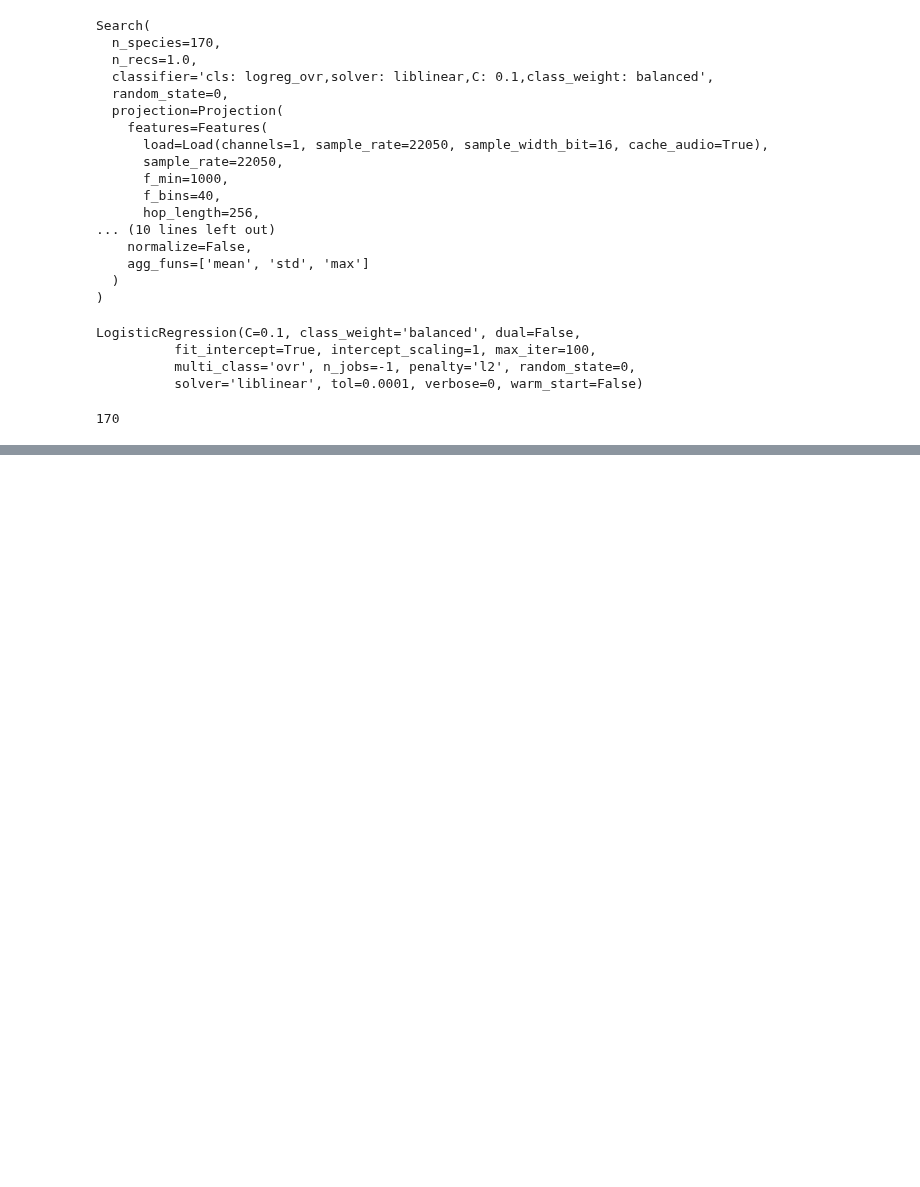
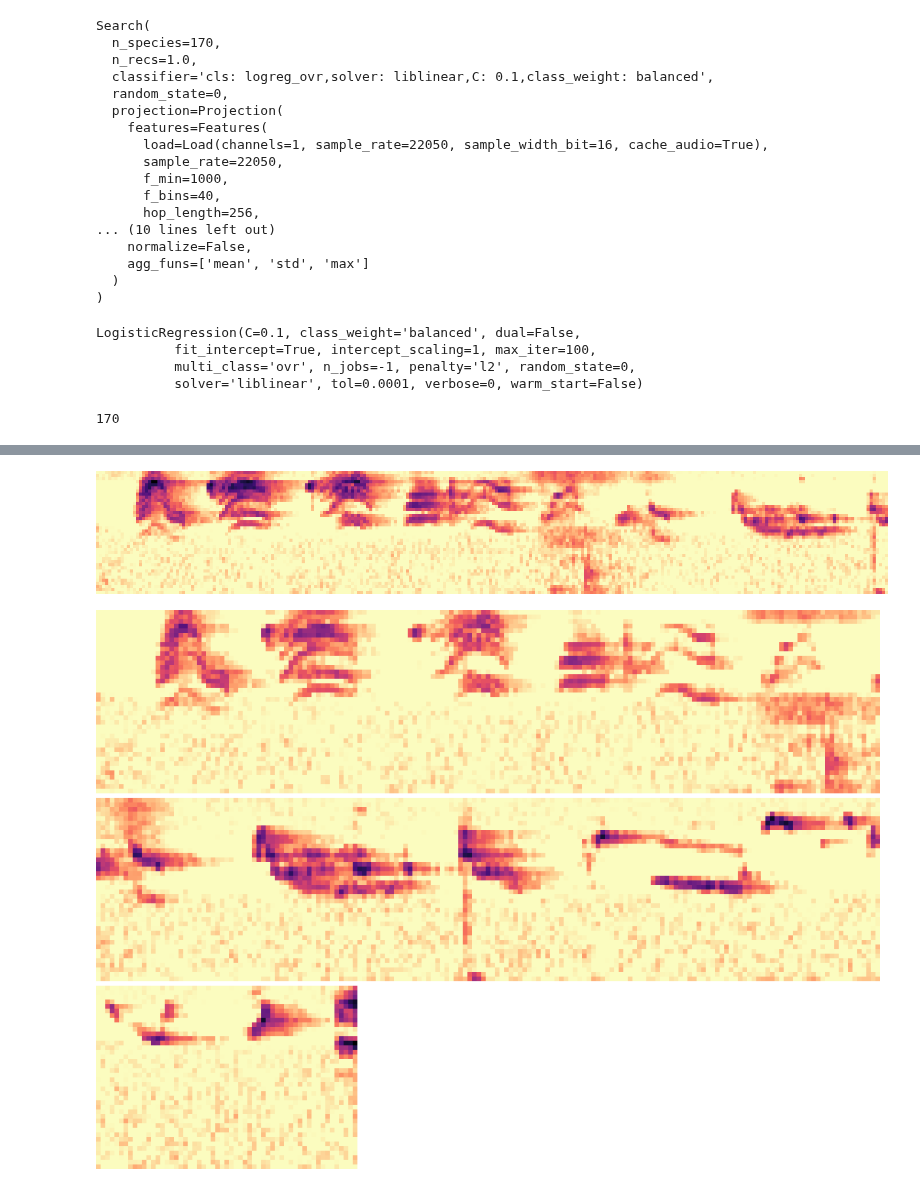
Before and after one commit to jdanbrown/birdgram, a Jupyter notebook: features/notebooks/20180809_app_ideas_2.ipynb, the cells around one changed output, grey strips where cells are left out. Saved outputs shown, nothing was run; the diff lists cells and outputs as text; code cells hidden in the pictures; blank space fills up the shorter version.

```diff
--- a/features/notebooks/20180809_app_ideas_2.ipynb
+++ b/features/notebooks/20180809_app_ideas_2.ipynb
@@ -183,0 +161,20 @@ for result in df_rows(results):
+# %%
+# print()
+with log.context(level='info'):
+    results = rec_neighbors(query, recs, projection,
+        # k=30,
+        k=1,
+    )
+for result in df_rows(results):
+    print(rec_str_line(result, ('dist', '%5.1f')))
+    plot_spectro(result,
+        raw=True, scale=5,
+    )
+    print()
+    plot_spectro_micro(result, features,
+        # wrap=False,
+        show_audio=False,
+        wrap_s=2,
+        scale=5,
+    )
+# %% [output]
@@ -183,0 +182,2 @@ for result in df_rows(results):
+[figure, added]
+[figure, added]
```
Also changed, not shown: parts of 5 cells of this notebook, 1 other file.
